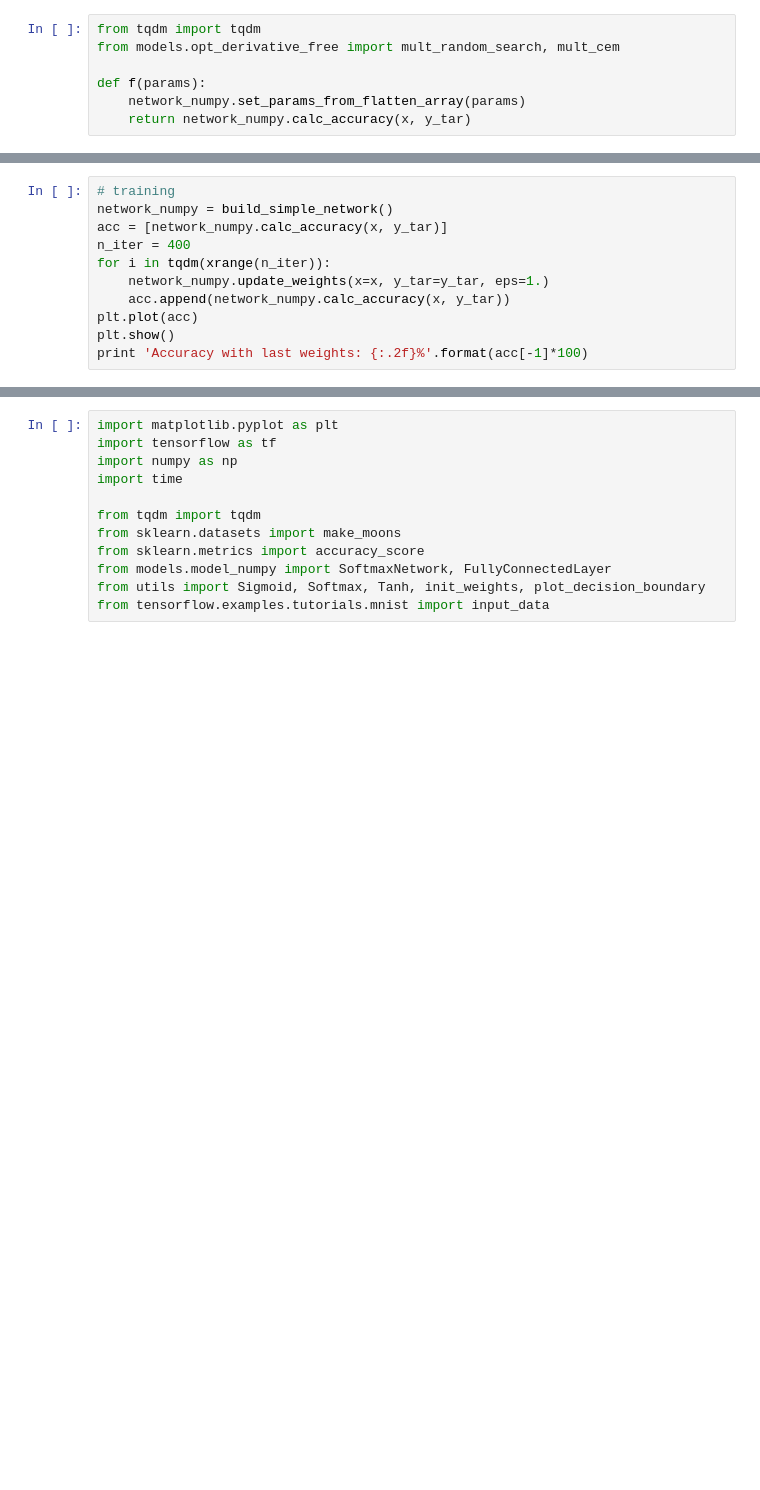
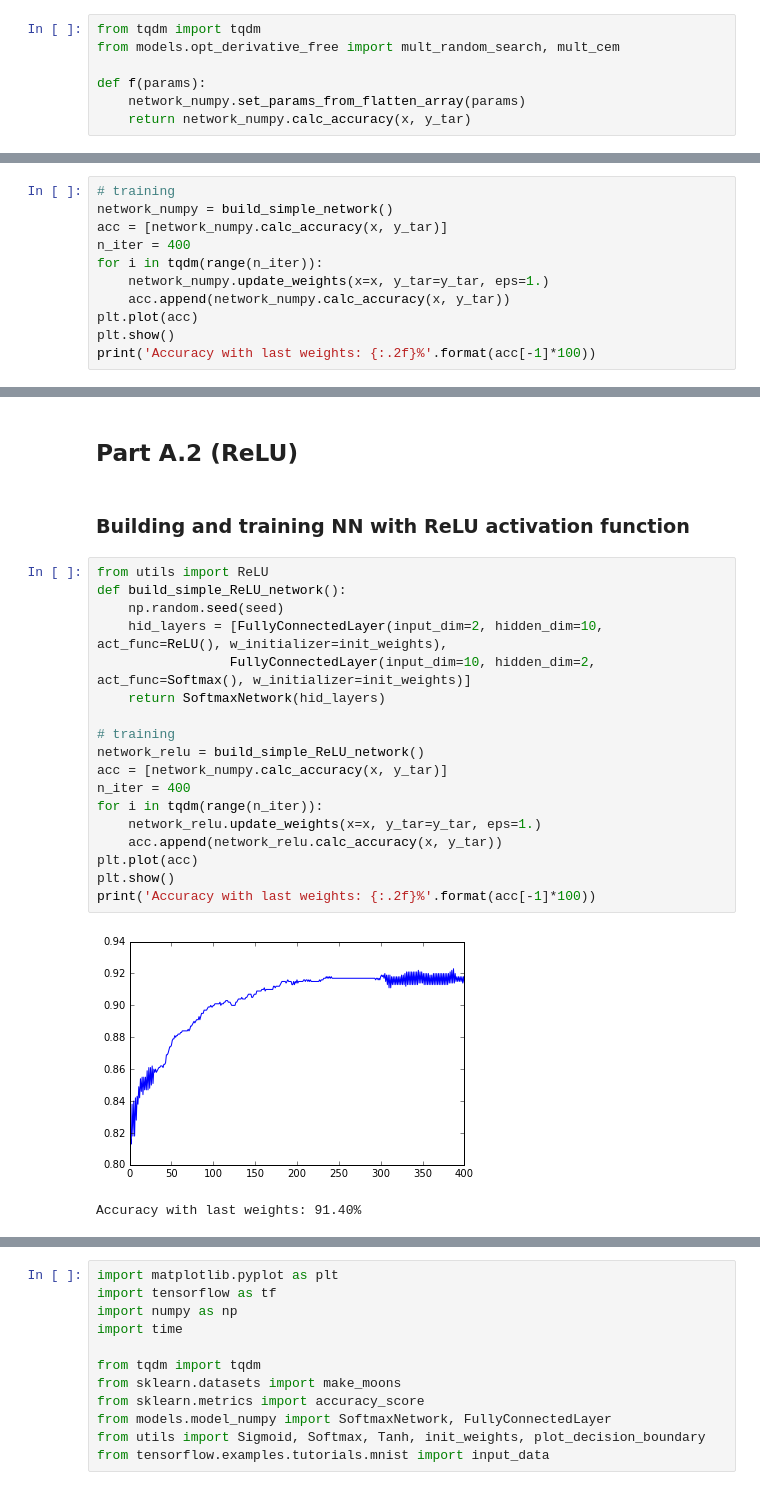
Before and after one commit to IvanSol/miptmlcourse, a Jupyter notebook: assignments/assignment1/run.ipynb, the cells around one changed output, grey strips where cells are left out. Cells and saved outputs as stored; diff of their text form; blank space fills up the shorter version.

```diff
--- a/assignments/assignment1/run.ipynb
+++ b/assignments/assignment1/run.ipynb
@@ -174,10 +178,10 @@ plt.show()
 network_numpy = build_simple_network()
 acc = [network_numpy.calc_accuracy(x, y_tar)]
 n_iter = 400
-for i in tqdm(xrange(n_iter)):
+for i in tqdm(range(n_iter)):
     network_numpy.update_weights(x=x, y_tar=y_tar, eps=1.)
     acc.append(network_numpy.calc_accuracy(x, y_tar))
 plt.plot(acc)
 plt.show()
-print 'Accuracy with last weights: {:.2f}%'.format(acc[-1]*100)
+print('Accuracy with last weights: {:.2f}%'.format(acc[-1]*100))
 # %% [output]
@@ -189,0 +196,25 @@ plt.show()
+# %% [markdown]
+## Part A.2 (ReLU)
+# %% [markdown]
+### Building and training NN with ReLU activation function
+# %%
+from utils import ReLU
+def build_simple_ReLU_network():
+    np.random.seed(seed)
+    hid_layers = [FullyConnectedLayer(input_dim=2, hidden_dim=10, act_func=ReLU(), w_initializer=init_weights),
+                 FullyConnectedLayer(input_dim=10, hidden_dim=2, act_func=Softmax(), w_initializer=init_weights)]
+    return SoftmaxNetwork(hid_layers)
+
+# training
+network_relu = build_simple_ReLU_network()
+acc = [network_numpy.calc_accuracy(x, y_tar)]
+n_iter = 400
+for i in tqdm(range(n_iter)):
+    network_relu.update_weights(x=x, y_tar=y_tar, eps=1.)
+    acc.append(network_relu.calc_accuracy(x, y_tar))
+plt.plot(acc)
+plt.show()
+print('Accuracy with last weights: {:.2f}%'.format(acc[-1]*100))
+# %% [output]
+[figure, added]
+Accuracy with last weights: 91.40%
```
Also changed, not shown: parts of 43 cells of this notebook, 4 other files.
